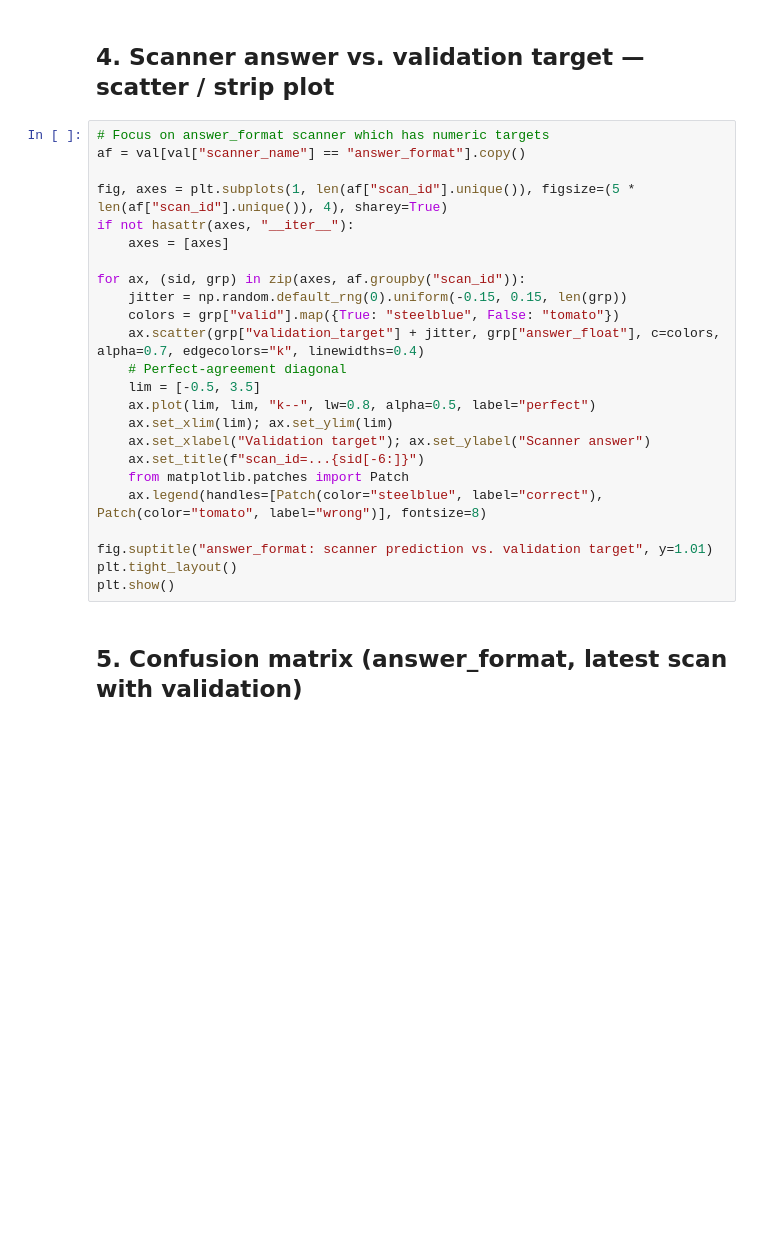
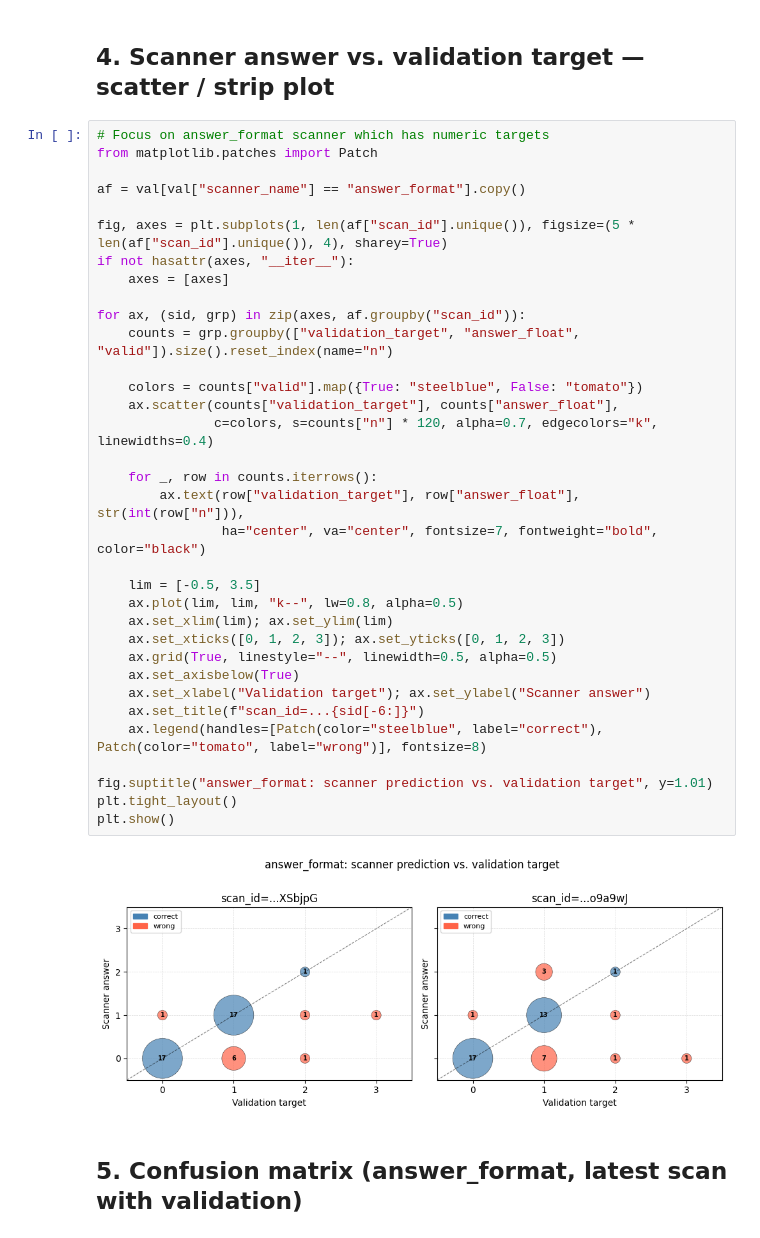
Before and after one commit to jmohl/scanner_evaluation, a Jupyter notebook: evals/core_bench/scan_results_analysis.ipynb, the cells around one changed output. Saved outputs shown, nothing was run; the diff lists cells and outputs as text; blank space fills up the shorter version.

```diff
--- a/evals/core_bench/scan_results_analysis.ipynb
+++ b/evals/core_bench/scan_results_analysis.ipynb
@@ -76,28 +97,40 @@ summary
 ## 4. Scanner answer vs. validation target — scatter / strip plot
 # %%
 # Focus on answer_format scanner which has numeric targets
+from matplotlib.patches import Patch
+
 af = val[val["scanner_name"] == "answer_format"].copy()
 
 fig, axes = plt.subplots(1, len(af["scan_id"].unique()), figsize=(5 * len(af["scan_id"].unique()), 4), sharey=True)
 if not hasattr(axes, "__iter__"):
     axes = [axes]
 
 for ax, (sid, grp) in zip(axes, af.groupby("scan_id")):
-    jitter = np.random.default_rng(0).uniform(-0.15, 0.15, len(grp))
-    colors = grp["valid"].map({True: "steelblue", False: "tomato"})
-    ax.scatter(grp["validation_target"] + jitter, grp["answer_float"], c=colors, alpha=0.7, edgecolors="k", linewidths=0.4)
-    # Perfect-agreement diagonal
+    counts = grp.groupby(["validation_target", "answer_float", "valid"]).size().reset_index(name="n")
+
+    colors = counts["valid"].map({True: "steelblue", False: "tomato"})
+    ax.scatter(counts["validation_target"], counts["answer_float"],
+               c=colors, s=counts["n"] * 120, alpha=0.7, edgecolors="k", linewidths=0.4)
+
+    for _, row in counts.iterrows():
+        ax.text(row["validation_target"], row["answer_float"], str(int(row["n"])),
+                ha="center", va="center", fontsize=7, fontweight="bold", color="black")
+
     lim = [-0.5, 3.5]
-    ax.plot(lim, lim, "k--", lw=0.8, alpha=0.5, label="perfect")
+    ax.plot(lim, lim, "k--", lw=0.8, alpha=0.5)
     ax.set_xlim(lim); ax.set_ylim(lim)
+    ax.set_xticks([0, 1, 2, 3]); ax.set_yticks([0, 1, 2, 3])
+    ax.grid(True, linestyle="--", linewidth=0.5, alpha=0.5)
+    ax.set_axisbelow(True)
     ax.set_xlabel("Validation target"); ax.set_ylabel("Scanner answer")
     ax.set_title(f"scan_id=...{sid[-6:]}")
-    from matplotlib.patches import Patch
     ax.legend(handles=[Patch(color="steelblue", label="correct"), Patch(color="tomato", label="wrong")], fontsize=8)
 
 fig.suptitle("answer_format: scanner prediction vs. validation target", y=1.01)
 plt.tight_layout()
 plt.show()
+# %% [output]
+[figure, added]
 # %% [markdown]
 ## 5. Confusion matrix (answer_format, latest scan with validation)
 # %%
```
Also changed, not shown: parts of 9 cells of this notebook.
